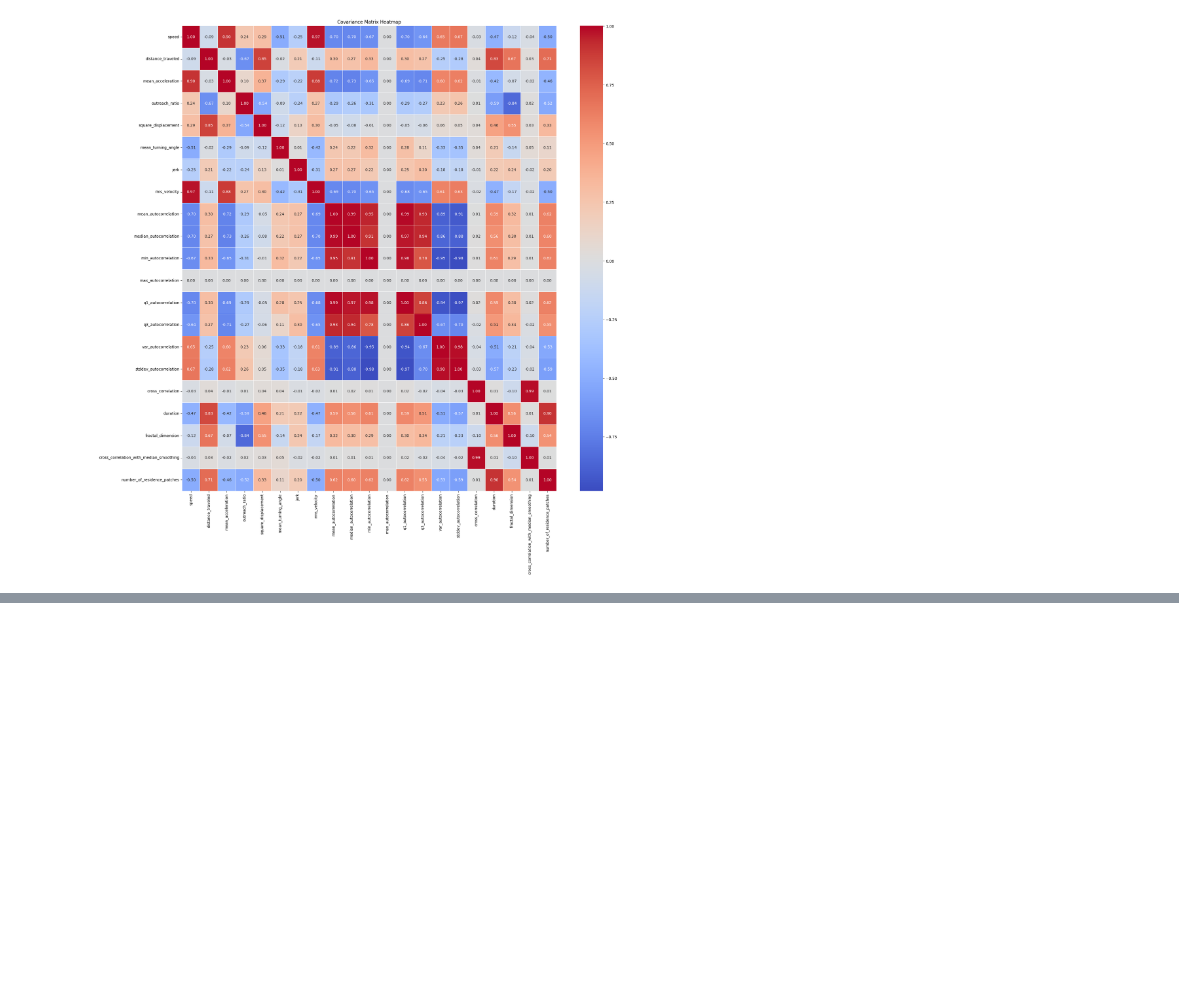
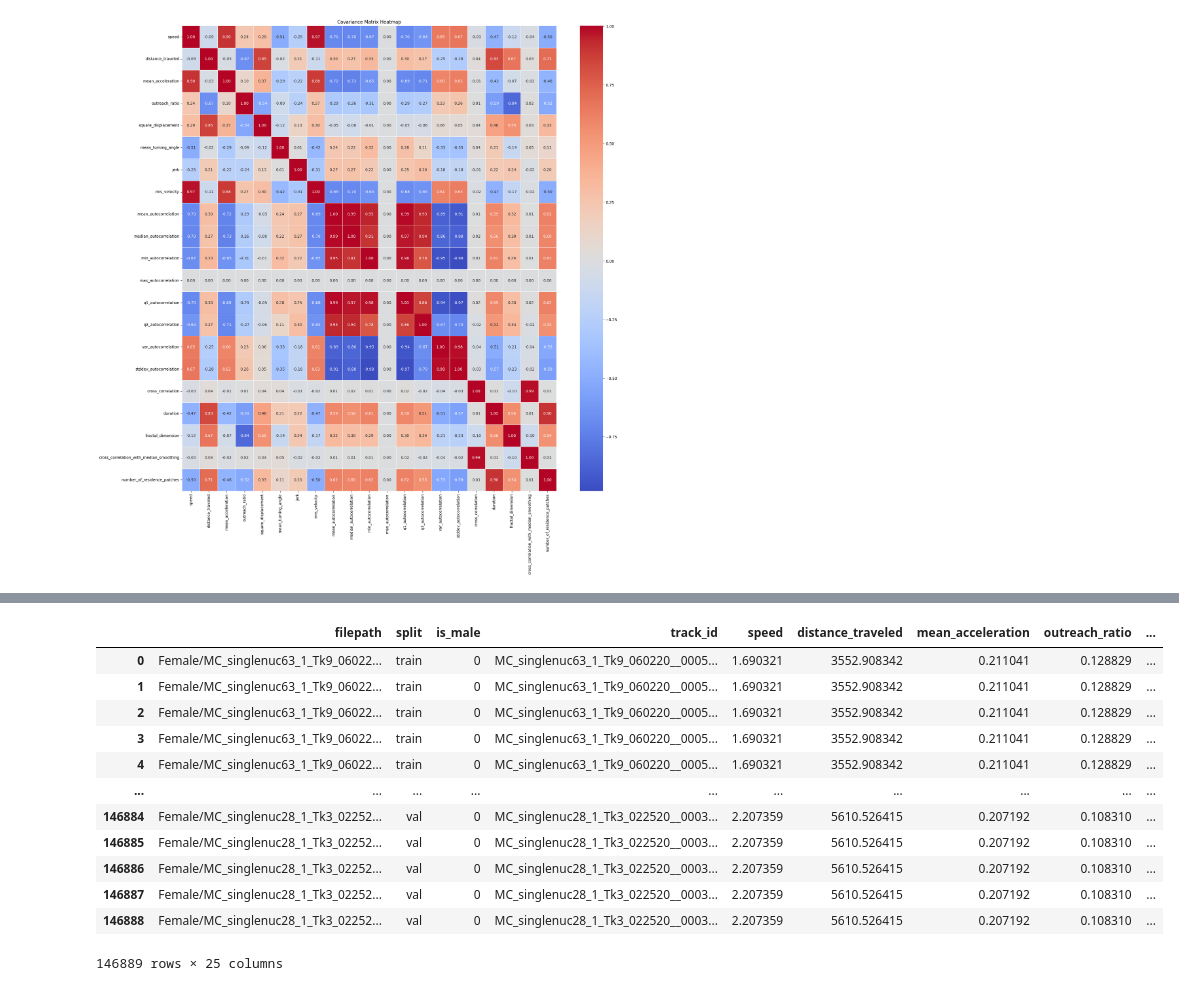
Before and after one commit to Human-Augment-Analytics/Bio-Boost, a Jupyter notebook: scripts/modeling/resplit_data.ipynb, the cells around one changed output, grey strips where cells are left out. Saved outputs shown, nothing was run; the diff lists cells and outputs as text; code cells hidden in the pictures; blank space fills up the shorter version.

```diff
--- a/scripts/modeling/resplit_data.ipynb
+++ b/scripts/modeling/resplit_data.ipynb
@@ -817,0 +904,3 @@ plt.show()
+# %%
+new_val = pd.read_csv('/home/hice1/cclark339/scratch/Data/single_nuc_1/expanded_validation_by_track_set.csv').iloc[:, [0, 1, 2, -1]]
+new_val
@@ -817,0 +921,5 @@ plt.show()
+# %%
+for track_id in tqdm(new_val['track_id'].unique()):
+    mask = new_val['track_id'] == track_id
+    values = all_df.loc[all_df['track_id'] == track_id, all_df.columns[12:]].iloc[0]
+    new_val.loc[mask, all_df.columns[12:]] = values.values
@@ -817,0 +939,16 @@ plt.show()
+# %%
+new_val
+# %% [output]
+|  | filepath | split | is_male | track_id | speed | distance_traveled | mean_acceleration | outreach_ratio | ... |
+| 0 | Female/MC_singlenuc63_1_Tk9_06022... | train | 0 | MC_singlenuc63_1_Tk9_060220__0005... | 1.690321 | 3552.908342 | 0.211041 | 0.128829 | ... |
+| 1 | Female/MC_singlenuc63_1_Tk9_06022... | train | 0 | MC_singlenuc63_1_Tk9_060220__0005... | 1.690321 | 3552.908342 | 0.211041 | 0.128829 | ... |
+| 2 | Female/MC_singlenuc63_1_Tk9_06022... | train | 0 | MC_singlenuc63_1_Tk9_060220__0005... | 1.690321 | 3552.908342 | 0.211041 | 0.128829 | ... |
+| 3 | Female/MC_singlenuc63_1_Tk9_06022... | train | 0 | MC_singlenuc63_1_Tk9_060220__0005... | 1.690321 | 3552.908342 | 0.211041 | 0.128829 | ... |
+| 4 | Female/MC_singlenuc63_1_Tk9_06022... | train | 0 | MC_singlenuc63_1_Tk9_060220__0005... | 1.690321 | 3552.908342 | 0.211041 | 0.128829 | ... |
+| ... | ... | ... | ... | ... | ... | ... | ... | ... | ... |
+| 146884 | Female/MC_singlenuc28_1_Tk3_02252... | val | 0 | MC_singlenuc28_1_Tk3_022520__0003... | 2.207359 | 5610.526415 | 0.207192 | 0.108310 | ... |
+| 146885 | Female/MC_singlenuc28_1_Tk3_02252... | val | 0 | MC_singlenuc28_1_Tk3_022520__0003... | 2.207359 | 5610.526415 | 0.207192 | 0.108310 | ... |
+| 146886 | Female/MC_singlenuc28_1_Tk3_02252... | val | 0 | MC_singlenuc28_1_Tk3_022520__0003... | 2.207359 | 5610.526415 | 0.207192 | 0.108310 | ... |
+| 146887 | Female/MC_singlenuc28_1_Tk3_02252... | val | 0 | MC_singlenuc28_1_Tk3_022520__0003... | 2.207359 | 5610.526415 | 0.207192 | 0.108310 | ... |
+| 146888 | Female/MC_singlenuc28_1_Tk3_02252... | val | 0 | MC_singlenuc28_1_Tk3_022520__0003... | 2.207359 | 5610.526415 | 0.207192 | 0.108310 | ... |
+146889 rows × 25 columns
```
Also changed, not shown: parts of 28 cells of this notebook, 2 other files.
